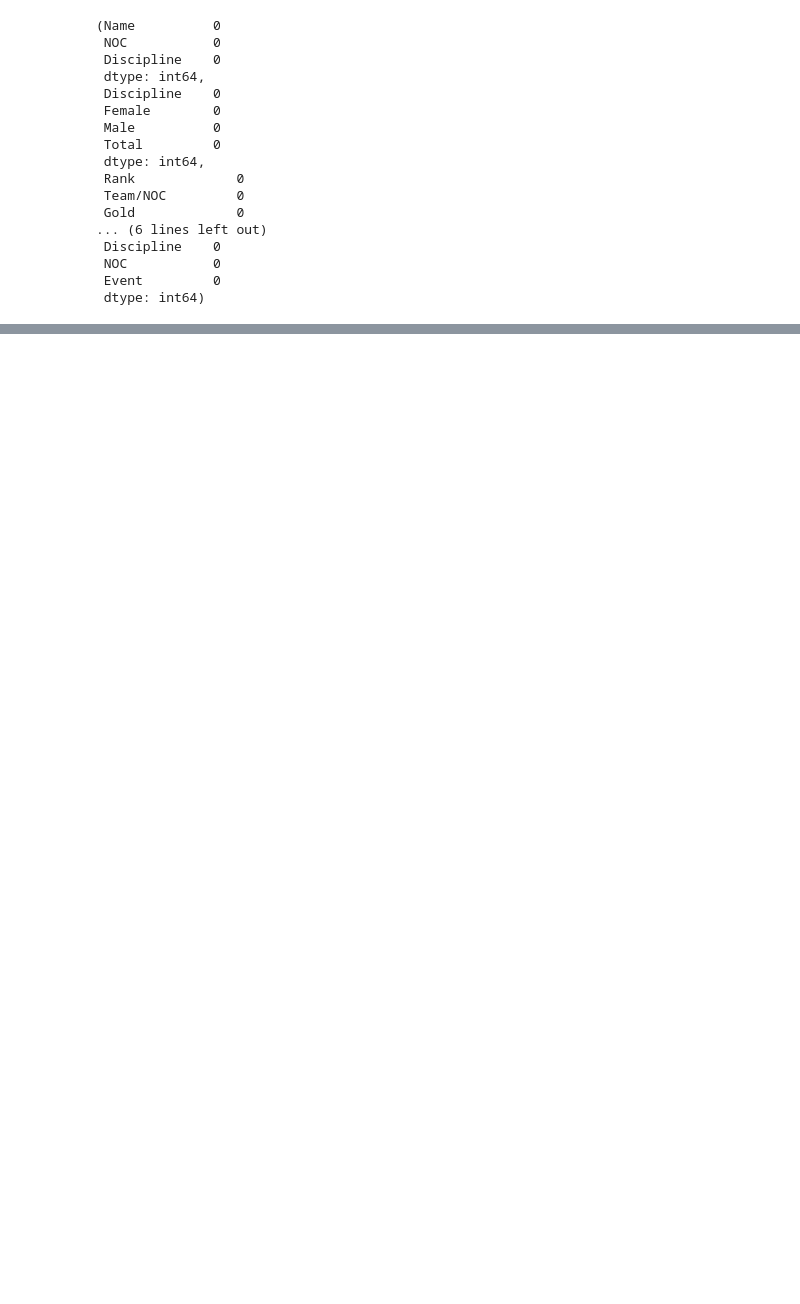
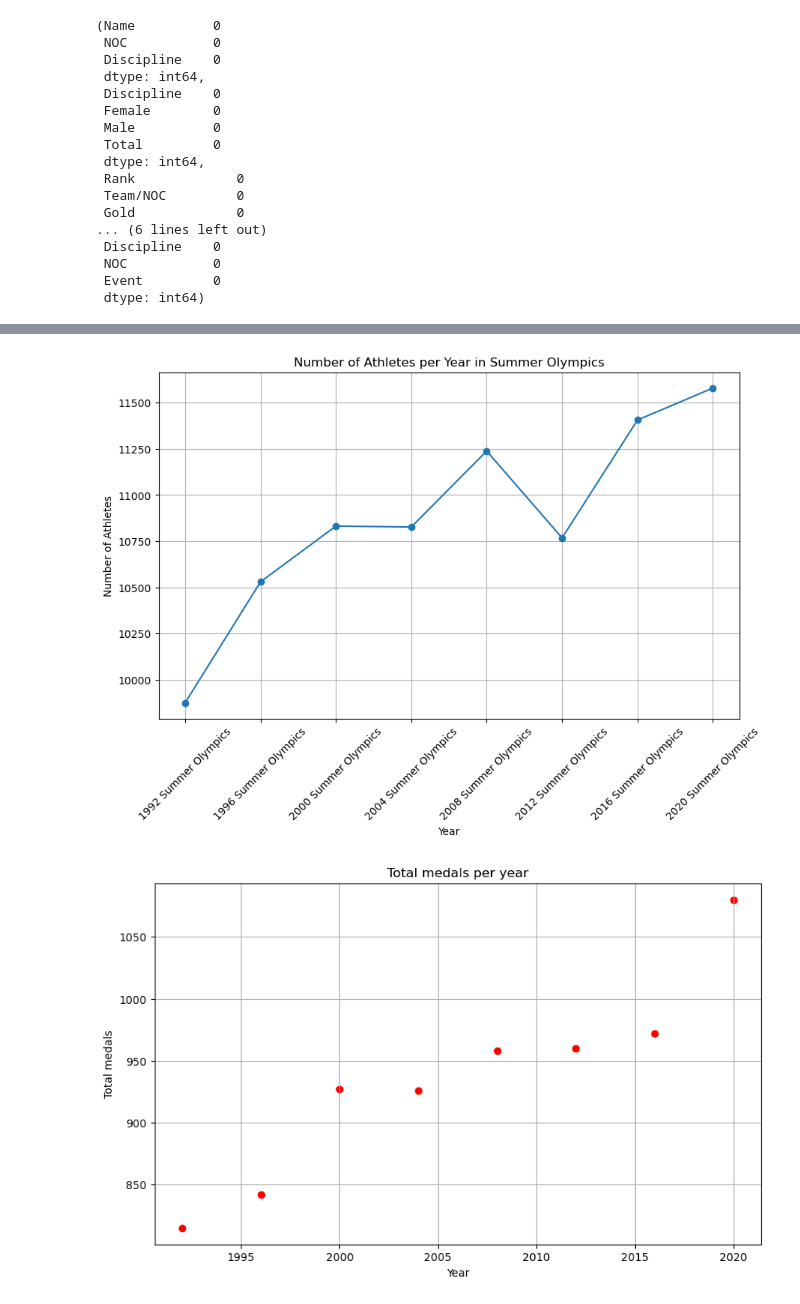
Before and after one commit to ezishr/CodeDex---Hackathon-Summer-2024, a Jupyter notebook: index.ipynb, the cells around one changed output, grey strips where cells are left out. Cells and saved outputs as stored; diff of their text form; code cells hidden in the pictures; blank space fills up the shorter version.

Commit message:
visualization samples

```diff
--- a/index.ipynb
+++ b/index.ipynb
@@ -45,0 +210,22 @@ missing_values_athletes, missing_values_gender, missing_values_medals, missing_v
+# %%
+# Extract only summer games from 1992
+games_summer = games_full.loc[games_full.index.str.contains('Summer')].copy()
+games_summer = games_summer[~(games_summer['year'] < 1992)].copy()
+
+athlete_event_results_summer = athlete_event_results_full.loc[athlete_event_results_full['edition'].str.contains('Summer')].copy()
+athlete_event_results_summer['year'] = athlete_event_results_summer['edition'].str.extract(r'(\d+)').astype('float64').astype('Int64')
+athlete_event_results_summer = athlete_event_results_summer[~(athlete_event_results_summer['year'] < 1992)].copy()
+athlete_event_results_summer['medal'].fillna('No medal', inplace=True)
+
+overall_results_summer = overall_results_full.loc[overall_results_full['edition'].str.contains('Summer')].copy()
+overall_results_summer['year'] = overall_results_summer['edition'].str.extract(r'(\d+)').astype('float64').astype('Int64')
+overall_results_summer = overall_results_summer[~(overall_results_summer['year'] < 1992)].copy()
+
+games_medal_summer = games_medal_full.loc[games_medal_full['edition'].str.contains('Summer')].copy()
+games_medal_summer['year'] = games_medal_summer['edition'].str.extract(r'(\d+)').astype('float64').astype('Int64')
+games_medal_summer = games_medal_summer[~(games_medal_summer['year'] < 1992)].copy()
+games_medal_summer.loc[(games_medal_summer['country'] == 'ROC'),'country'] = 'Russian Olympic Committee'
+
+
+# Drop rows having index in [2024, 2028, 2032]
+games_summer = games_summer[~games_summer.index.str.contains('2024|2028|2032')].copy()
@@ -45,0 +239,26 @@ missing_values_athletes, missing_values_gender, missing_values_medals, missing_v
+# %%
+# Number of athletes per year
+nathlete_per_year = pd.DataFrame(athlete_event_results_summer.groupby(['edition']).athlete_id.nunique().copy())
+nathlete_per_year.rename(columns={'athlete_id':'athlete_count'}, inplace=True)
+nathlete_per_year.reset_index(inplace=True)
+# %%
+%matplotlib inline
+plt.figure(figsize=(10, 6))
+plt.plot(nathlete_per_year['edition'], nathlete_per_year['athlete_count'], marker='o', linestyle='-')
+plt.xlabel('Year')
+plt.ylabel('Number of Athletes')
+plt.title('Number of Athletes per Year in Summer Olympics')
+plt.grid(True)
+plt.xticks(rotation=45)
+
+country_medal = pd.DataFrame(games_medal_summer.groupby('year')['total'].sum()).reset_index()
+plt.figure(figsize=(10, 6))
+plt.scatter(pd.DataFrame(games_medal_summer.groupby('year')['total'].sum()).reset_index()['year'], pd.DataFrame(games_medal_summer.groupby('year')['total'].sum()).reset_index()['total'], color="red")
+plt.xlabel('Year')
+plt.ylabel('Total medals')
+plt.title('Total medals per year')
+plt.grid(True)
+plt.show()
+# %% [output]
+[figure, added]
+[figure, added]
```
Also changed, not shown: parts of 43 cells of this notebook, 3 other files.
